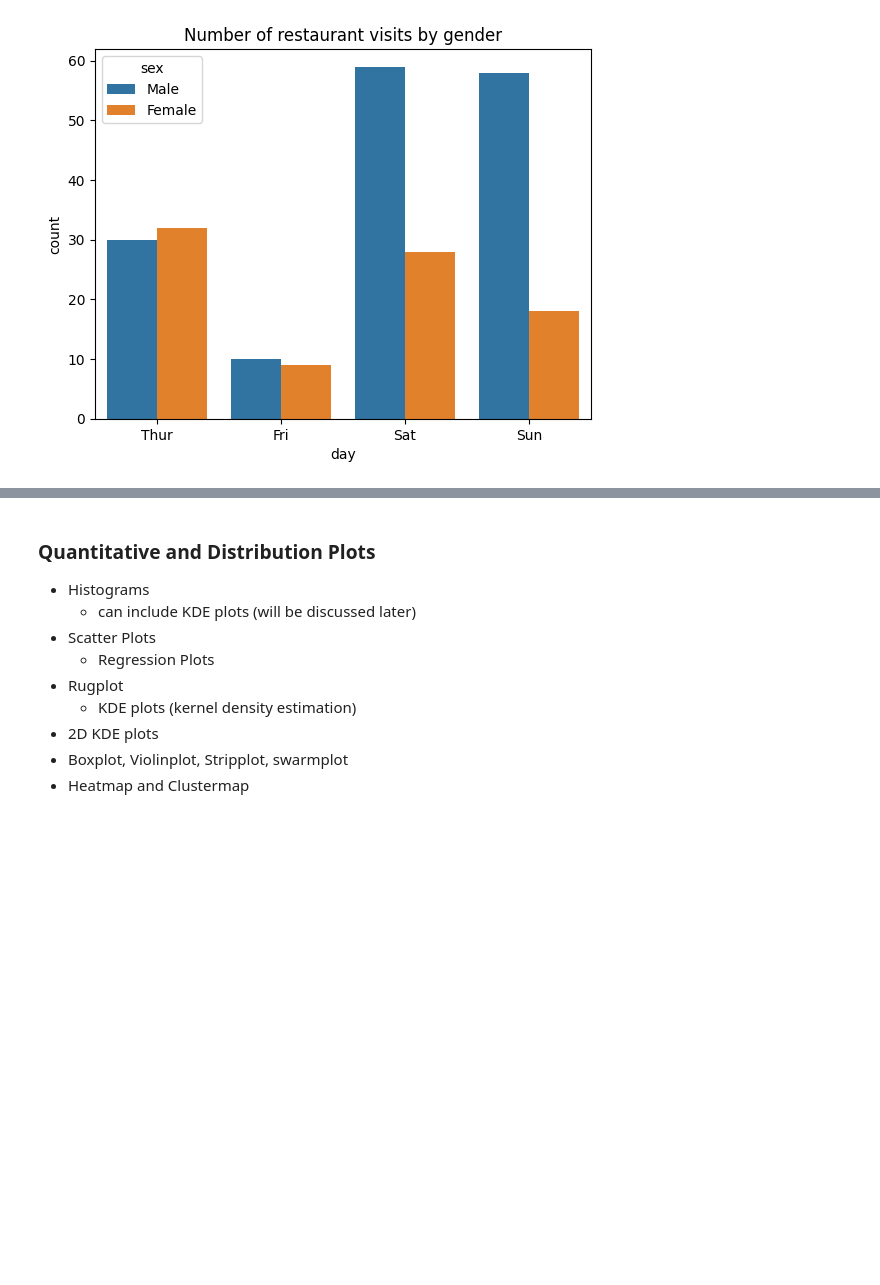
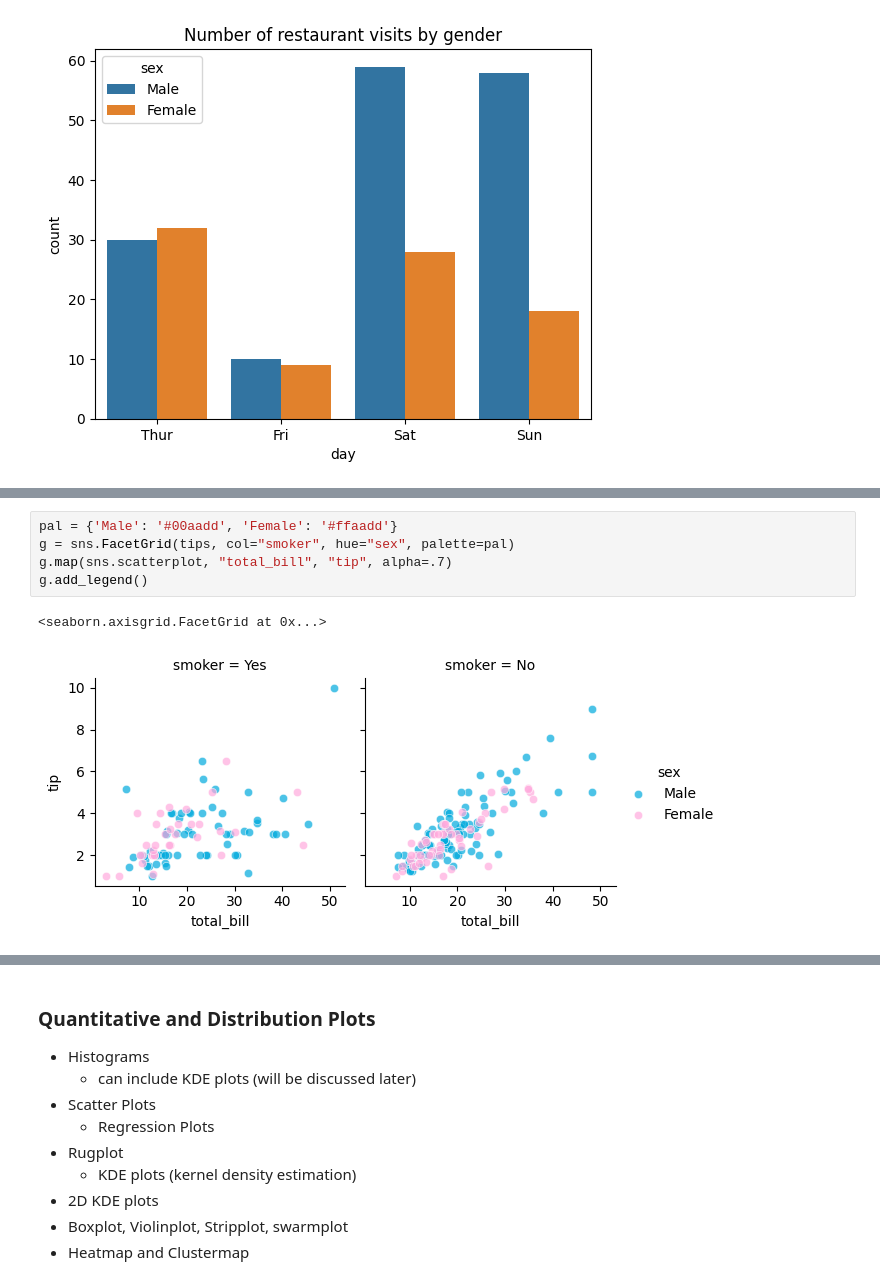
Before and after one commit to drolsonmi/math3080, a Jupyter notebook: Notes/08b Graphs_Seaborn.ipynb, the cells around one changed output, grey strips where cells are left out. Drawn from its saved outputs; the diff is of its cells as text; blank space fills up the shorter version.

```diff
--- a/Notes/08b Graphs_Seaborn.ipynb
+++ b/Notes/08b Graphs_Seaborn.ipynb
@@ -34,0 +42,8 @@ Text(0.5, 1.0, 'Number of restaurant visits by gender')
+# %%
+pal = {'Male': '#00aadd', 'Female': '#ffaadd'}
+g = sns.FacetGrid(tips, col="smoker", hue="sex", palette=pal)
+g.map(sns.scatterplot, "total_bill", "tip", alpha=.7)
+g.add_legend()
+# %% [output]
+<seaborn.axisgrid.FacetGrid at 0x...>
+[figure, added]
```
Also changed, not shown: parts of 2 cells of this notebook, 3 other files.
